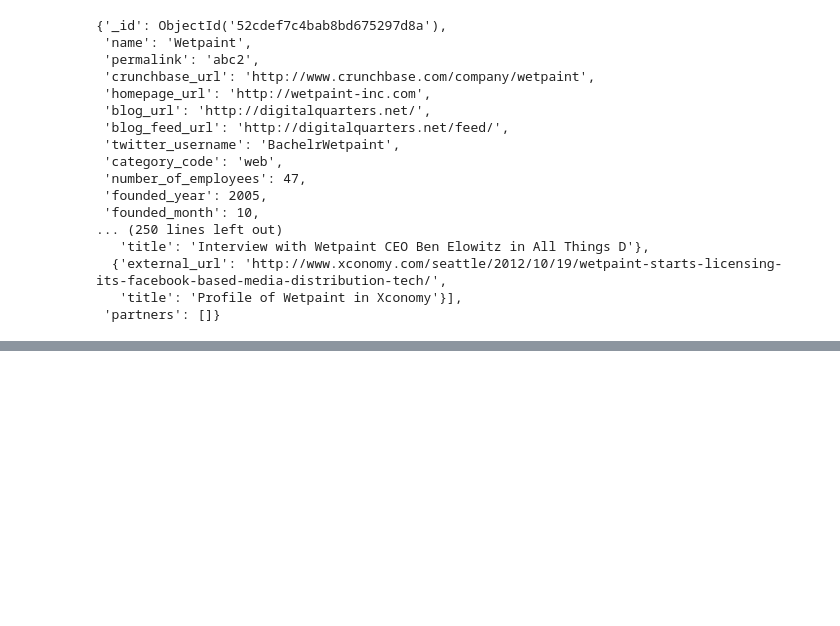
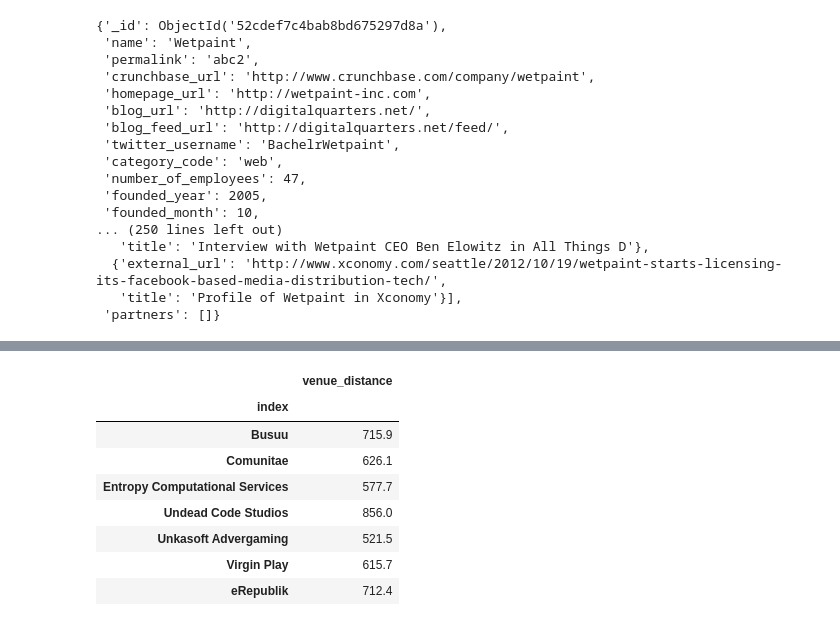
Before and after one commit to edwardrodgermartinez/Geojson-for-Relocating-a-Startup-Office, a Jupyter notebook: project3notebook.ipynb, the cells around one changed output, grey strips where cells are left out. Drawn from its saved outputs; the diff is of its cells as text; code cells hidden in the pictures; blank space fills up the shorter version.

```diff
--- a/project3notebook.ipynb
+++ b/project3notebook.ipynb
@@ -96,0 +404,18 @@ result
+# %%
+df = vidgame_startup_bars()
+# %%
+df2 = df.copy()
+# %%
+df2.reset_index(inplace = True)
+# %%
+df2.groupby("index").agg({"venue_distance": "mean"}, {"venue_distance": "min"})
+# %% [output]
+|  | venue_distance |
+| index |  |
+| Busuu | 715.9 |
+| Comunitae | 626.1 |
+| Entropy Computational Services | 577.7 |
+| Undead Code Studios | 856.0 |
+| Unkasoft Advergaming | 521.5 |
+| Virgin Play | 615.7 |
+| eRepublik | 712.4 |
```
Also changed, not shown: parts of 26 cells of this notebook.
